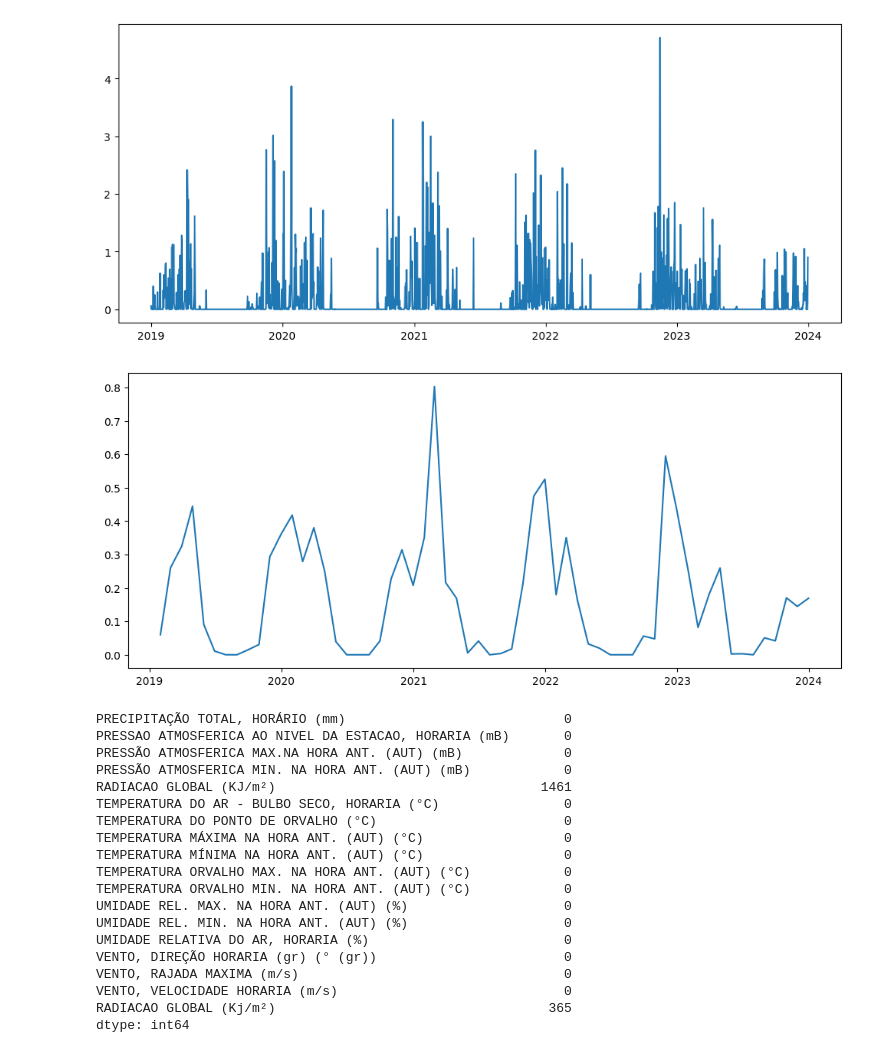
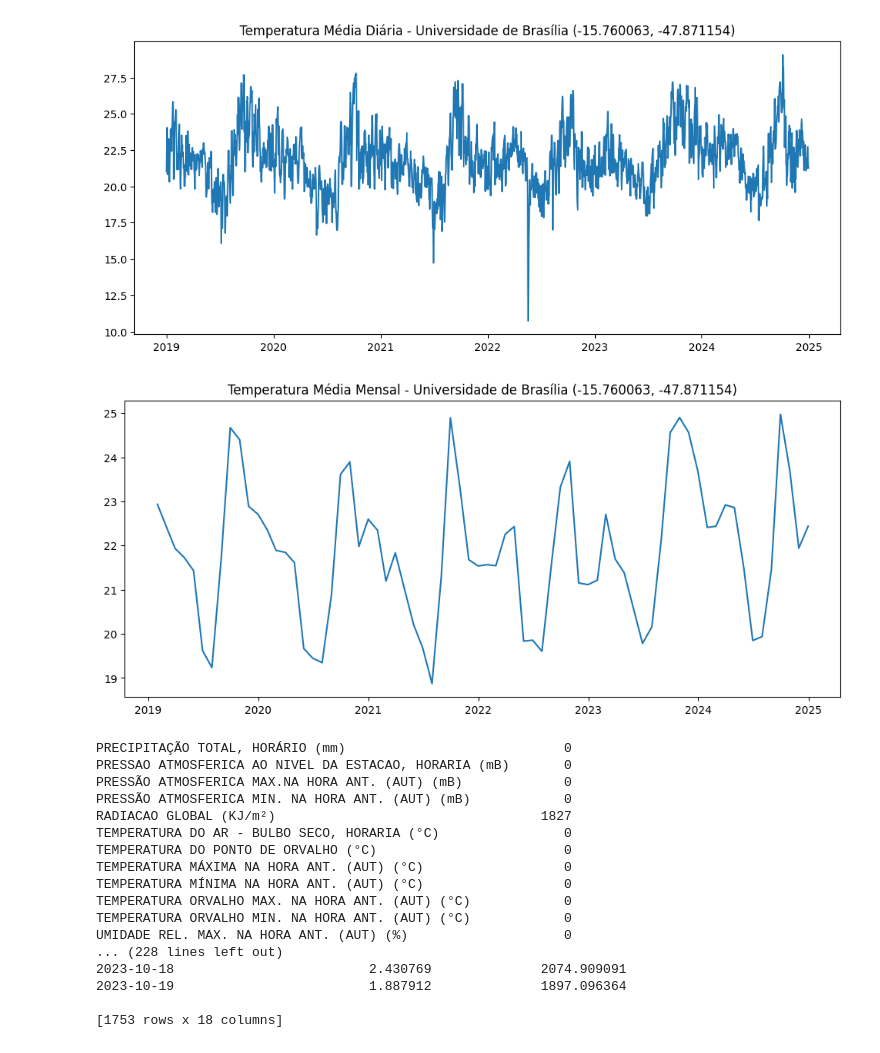
Before and after one commit to juliababa/TCC, a Jupyter notebook: src/main.ipynb, the cells around one changed output. Cells and saved outputs as stored; diff of their text form; code cells hidden in the pictures.

```diff
--- a/src/main.ipynb
+++ b/src/main.ipynb
@@ -9,13 +9,14 @@ import os
 def calculate_distance_from_point_to_station(row):
     station_coord = (row['LATITUDE:'], row['LONGITUDE:'])
     given_point_coord = (-15.760063, -47.871154)
+
     return geodesic(station_coord, given_point_coord).kilometers
 
 df_all_stations = pd.read_csv("../data/all_stations.csv", decimal=",", sep=";")
 
 df_all_stations["Distancia"] = df_all_stations.apply(calculate_distance_from_point_to_station, axis=1)
 
-df_nearest_stations = df_all_stations[(df_all_stations["Distancia"] < 30)]
+df_nearest_stations = df_all_stations[(df_all_stations["Distancia"] < 35)]
 
 print(df_nearest_stations)
 # %% [output]
@@ -46,6 +53,9 @@ for filename in df_nearest_stations['Arquivo']:
     df_weather_data = pd.read_csv(f'../data/cleaned_data/2023_cleaned/{filename.replace("2019", "2023")}', decimal=".", sep=";")
     df_nearest_stations_weather_data.append(df_weather_data)
 
+    df_weather_data = pd.read_csv(f'../data/cleaned_data/2024_cleaned/{filename.replace("2019", "2024")}', decimal=".", sep=";")
+    df_nearest_stations_weather_data.append(df_weather_data)
+
 df_compilation_of_nearest_stations_weather_data = pd.concat(df_nearest_stations_weather_data, ignore_index= True)
 
 
@@ -86,7 +96,7 @@ df_sorted = df_cleaned.sort_values(by='Data', ascending=True)
 
 df_sorted.info()
 
-forecast_parameter = 'PRECIPITAÇÃO TOTAL, HORÁRIO (mm)'
+forecast_parameter = 'TEMPERATURA DO AR - BULBO SECO, HORARIA (°C)'
 
 # print(df_notimecollumn.info())
 # print(df_notimecollumn.info())
@@ -105,9 +115,10 @@ print(df_avarage_temperature_by_day)
 #Teste
 plt.figure(figsize=(12, 5))
 plt.plot(df_avarage_temperature_by_day[forecast_parameter], label='Previsão')
-plt.show()
+plt.title('Temperatura Média Diária - Universidade de Brasília (-15.760063, -47.871154)')
 plt.figure(figsize=(12, 5))
 plt.plot(df_avarage_temperature_by_month[forecast_parameter], label='Previsão')
+plt.title('Temperatura Média Mensal - Universidade de Brasília (-15.760063, -47.871154)')
 plt.show()
 
 # Verificar se há valores nulos
@@ -121,6 +132,8 @@ df_not_null_values_month = df_avarage_temperature_by_month.ffill()
 df_splited_data = int(len(df_not_null_values_day) * 0.8)
 df_training, df_test = df_not_null_values_day[:df_splited_data], df_not_null_values_day[df_splited_data:]
 
+print(df_training)
+
 # Divisão dos dados em treinamento (80%) e teste (20%)- MONTHLY
 df_splited_data_month = int(len(df_not_null_values_month) * 0.8)
 df_training_month, df_test_month = df_not_null_values_month[:df_splited_data_month], df_not_null_values_month[df_splited_data_month:]
@@ -145,10 +158,10 @@ Data columns (total 19 columns):
-[figure, old version]
+[figure, new version]
-[figure, old version]
+[figure, new version]
 PRECIPITAÇÃO TOTAL, HORÁRIO (mm)                            0
 PRESSAO ATMOSFERICA AO NIVEL DA ESTACAO, HORARIA (mB)       0
 PRESSÃO ATMOSFERICA MAX.NA HORA ANT. (AUT) (mB)             0
 PRESSÃO ATMOSFERICA MIN. NA HORA ANT. (AUT) (mB)            0
-RADIACAO GLOBAL (KJ/m²)                                  1461
+RADIACAO GLOBAL (KJ/m²)                                  1827
 TEMPERATURA DO AR - BULBO SECO, HORARIA (°C)                0
 TEMPERATURA DO PONTO DE ORVALHO (°C)                        0
 TEMPERATURA MÁXIMA NA HORA ANT. (AUT) (°C)                  0
@@ -156,13 +169,11 @@ TEMPERATURA MÍNIMA NA HORA ANT. (AUT) (°C)                  0
 TEMPERATURA ORVALHO MAX. NA HORA ANT. (AUT) (°C)            0
 TEMPERATURA ORVALHO MIN. NA HORA ANT. (AUT) (°C)            0
 UMIDADE REL. MAX. NA HORA ANT. (AUT) (%)                    0
-UMIDADE REL. MIN. NA HORA ANT. (AUT) (%)                    0
-UMIDADE RELATIVA DO AR, HORARIA (%)                         0
-VENTO, DIREÇÃO HORARIA (gr) (° (gr))                        0
-VENTO, RAJADA MAXIMA (m/s)                                  0
-VENTO, VELOCIDADE HORARIA (m/s)                             0
-RADIACAO GLOBAL (Kj/m²)                                   365
-dtype: int64
+... (228 lines left out)
+2023-10-18                         2.430769              2074.909091
+2023-10-19                         1.887912              1897.096364
+
+[1753 rows x 18 columns]
 # %%
 # Seleciona a série diária
 series_day = df_training[forecast_parameter]
```
Also changed, not shown: parts of 14 cells of this notebook, 16 other files.
